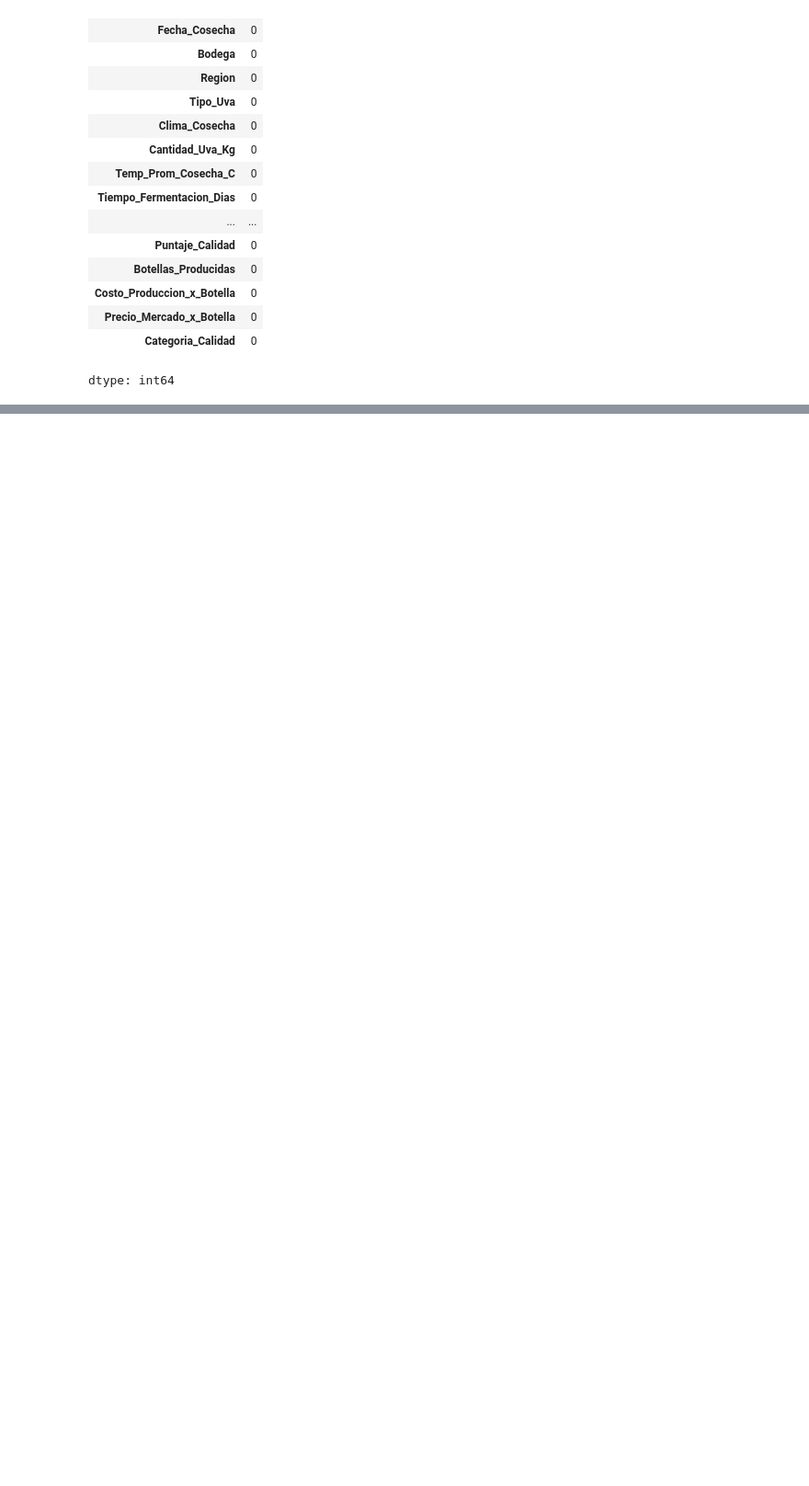
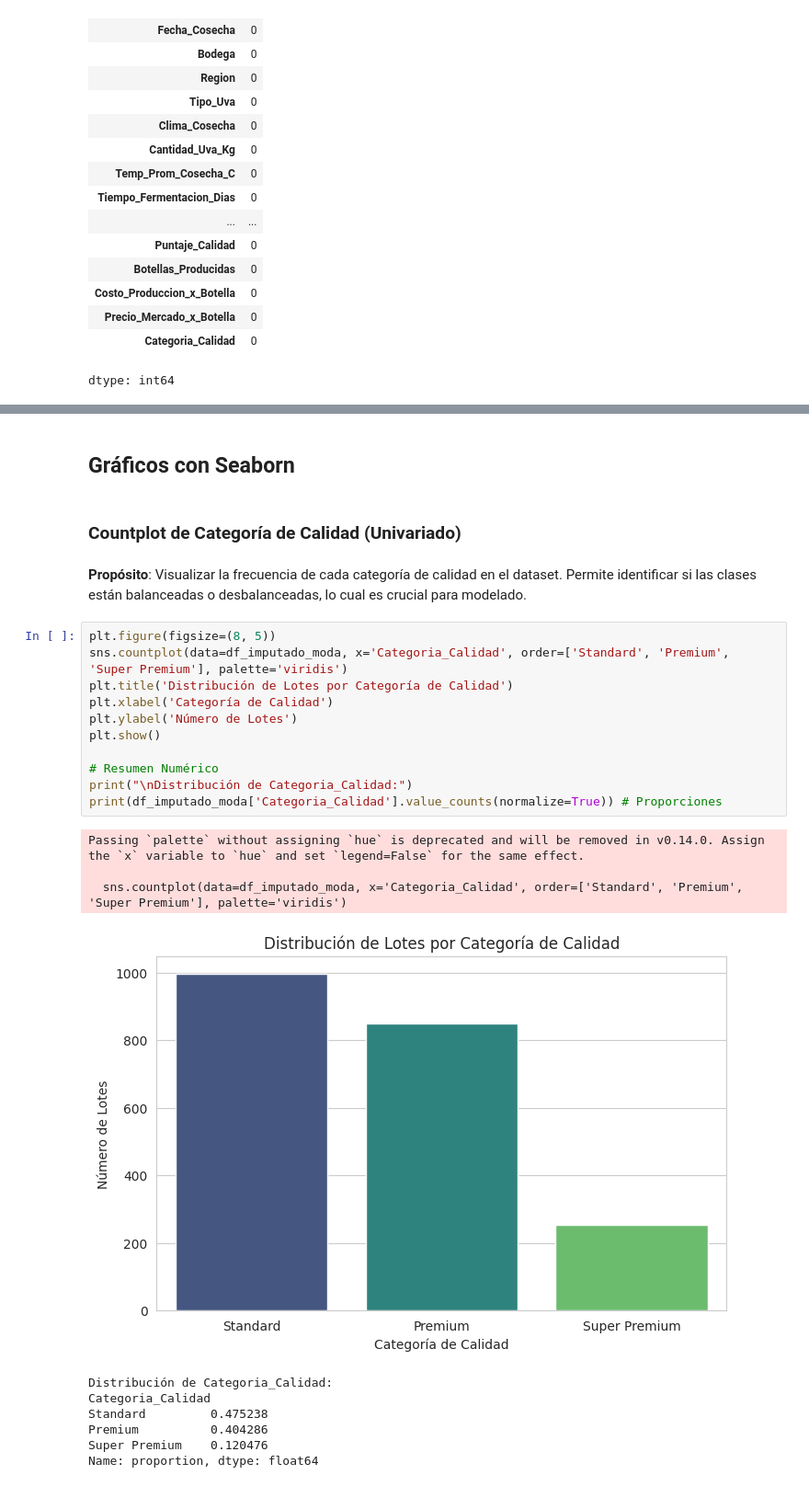
Before and after one commit to juancruzalbornoz/ProyectoDS, a Jupyter notebook: ProyectoDSParteIAlbornozJuanCruz.ipynb, the cells around one changed output, grey strips where cells are left out. Shown at 92% size. Saved outputs shown, nothing was run; the diff lists cells and outputs as text; blank space fills up the shorter version.

```diff
--- a/ProyectoDSParteIAlbornozJuanCruz.ipynb
+++ b/ProyectoDSParteIAlbornozJuanCruz.ipynb
@@ -398,0 +543,28 @@ dtype: int64
+# %% [markdown]
+## Gráficos con Seaborn
+# %% [markdown]
+### Countplot de Categoría de Calidad (Univariado)
+# %% [markdown]
+**Propósito**: Visualizar la frecuencia de cada categoría de calidad en el dataset. Permite identificar si las clases están balanceadas o desbalanceadas, lo cual es crucial para modelado.
+# %%
+plt.figure(figsize=(8, 5))
+sns.countplot(data=df_imputado_moda, x='Categoria_Calidad', order=['Standard', 'Premium', 'Super Premium'], palette='viridis')
+plt.title('Distribución de Lotes por Categoría de Calidad')
+plt.xlabel('Categoría de Calidad')
+plt.ylabel('Número de Lotes')
+plt.show()
+
+# Resumen Numérico
+print("\nDistribución de Categoria_Calidad:")
+print(df_imputado_moda['Categoria_Calidad'].value_counts(normalize=True)) # Proporciones
+# %% [output]
+Passing `palette` without assigning `hue` is deprecated and will be removed in v0.14.0. Assign the `x` variable to `hue` and set `legend=False` for the same effect.
+
+  sns.countplot(data=df_imputado_moda, x='Categoria_Calidad', order=['Standard', 'Premium', 'Super Premium'], palette='viridis')
+[figure, added]
+Distribución de Categoria_Calidad:
+Categoria_Calidad
+Standard         0.475238
+Premium          0.404286
+Super Premium    0.120476
+Name: proportion, dtype: float64
```
Also changed, not shown: parts of 42 cells of this notebook.
